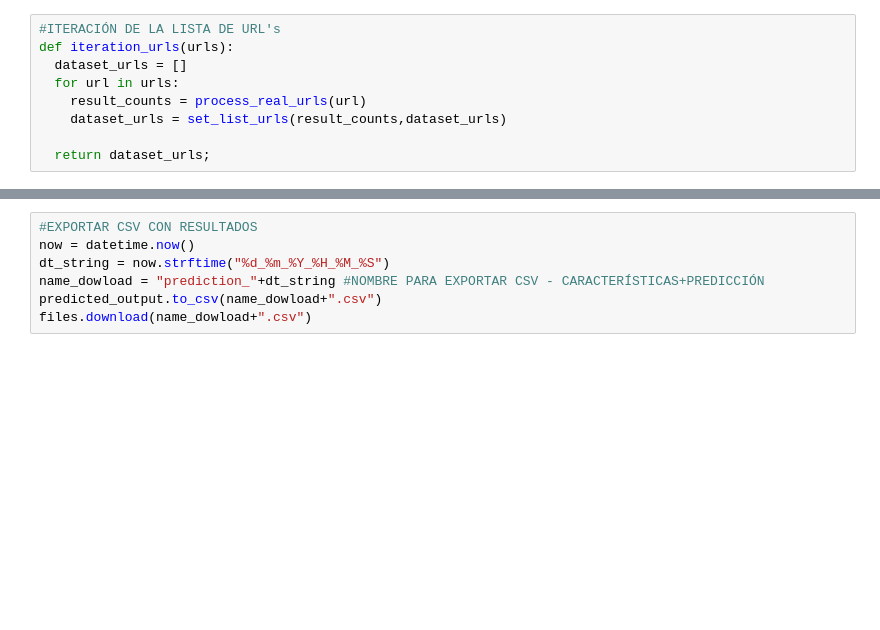
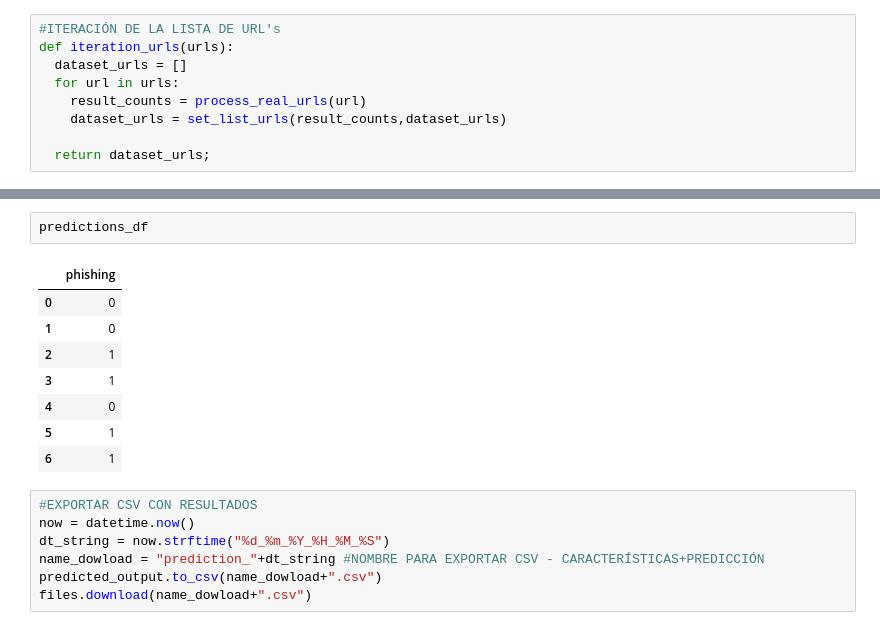
Before and after one commit to alvaro-barrera/phishing-detection-url, a Jupyter notebook: project_ml.ipynb, the cells around one changed output, grey strips where cells are left out. Cells and saved outputs as stored; diff of their text form; blank space fills up the shorter version.

```diff
--- a/project_ml.ipynb
+++ b/project_ml.ipynb
@@ -956,3 +1041,14 @@ predicted_output #MOSTRAR RESULTADOS DE PREDICCIÓN - CARACTERÍSTICAS+PREDICCI
+# %%
+predictions_df
+# %% [output]
+|  | phishing |
+| 0 | 0 |
+| 1 | 0 |
+| 2 | 1 |
+| 3 | 1 |
+| 4 | 0 |
+| 5 | 1 |
+| 6 | 1 |
 # %%
 #EXPORTAR CSV CON RESULTADOS
 now = datetime.now()
```
Also changed, not shown: parts of 28 cells of this notebook.
